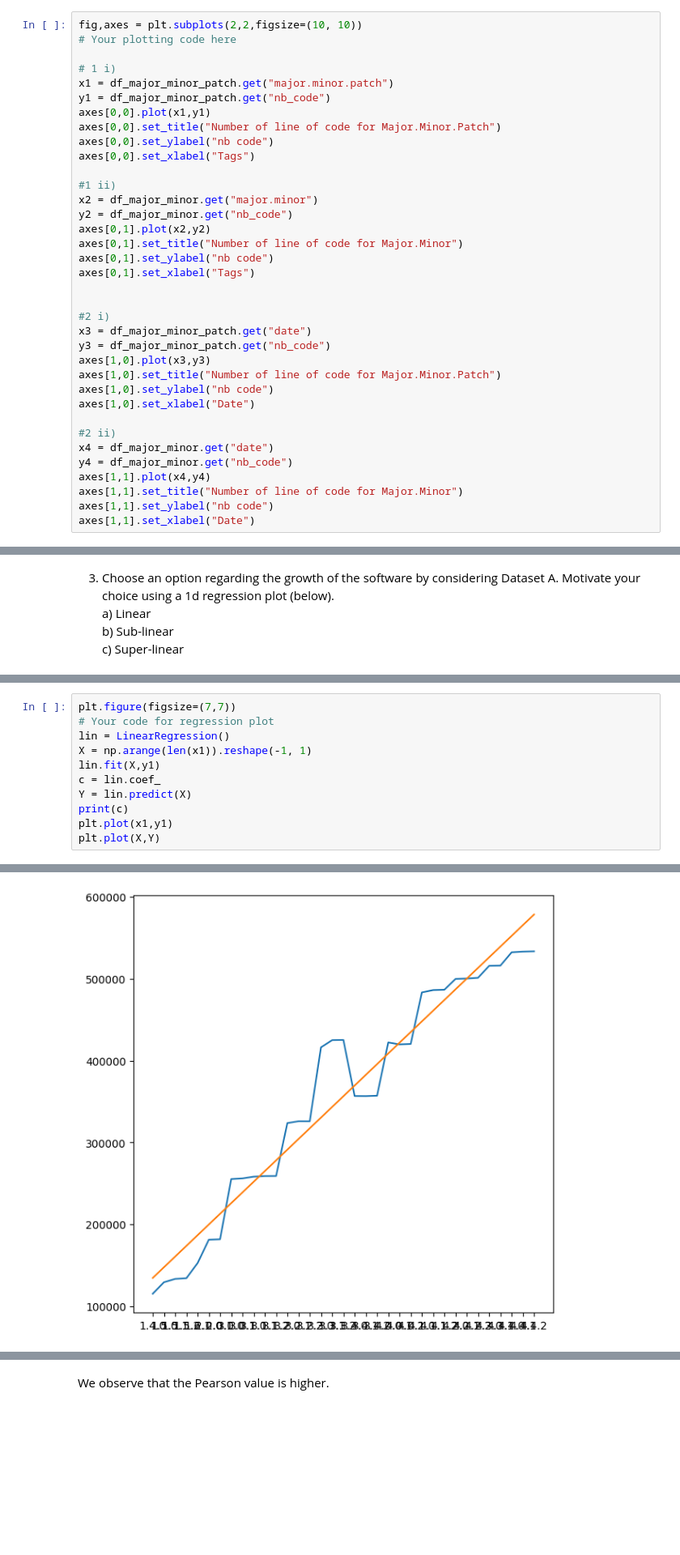
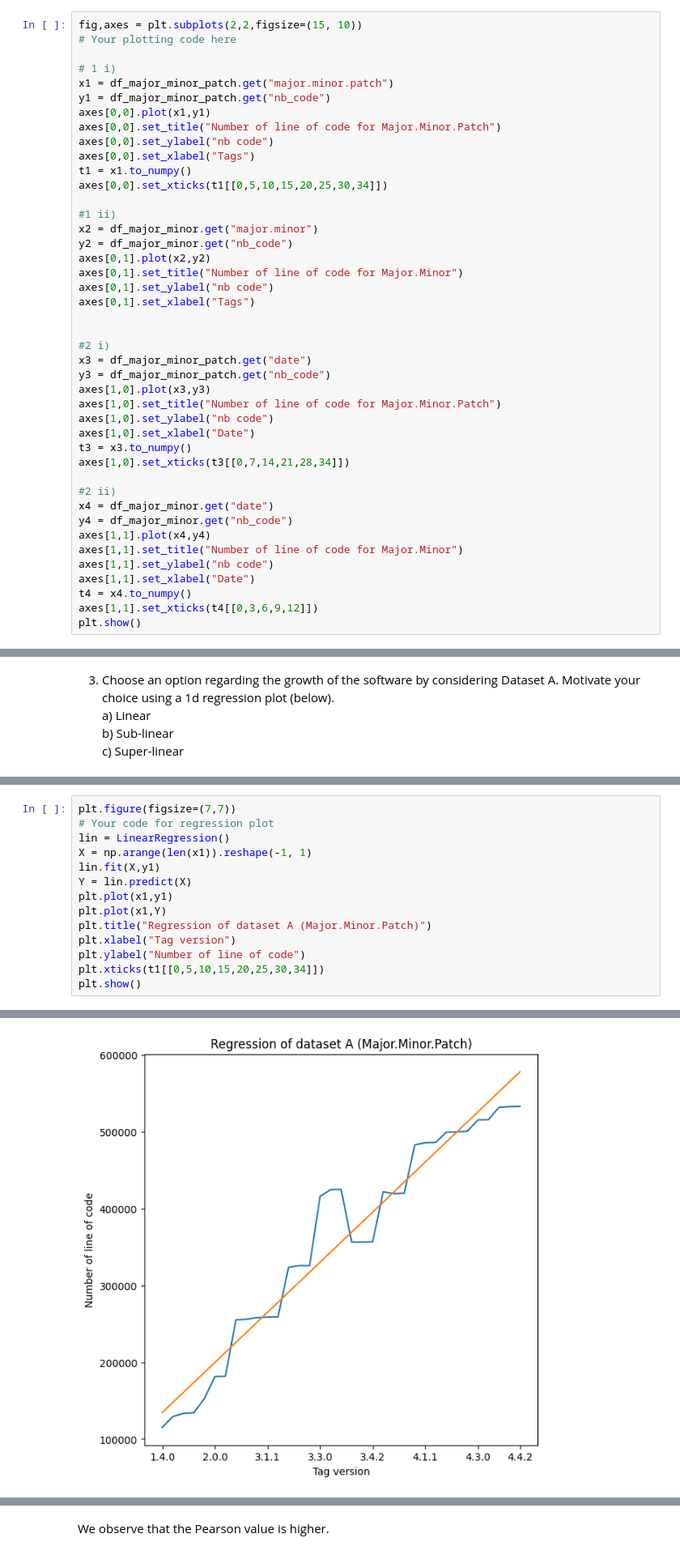
Before and after one commit to william-walcarius/Software_evolution_TP2_2023, a Jupyter notebook: TP2_section2.ipynb, the cells around one changed output, grey strips where cells are left out. Shown at 81% size. Saved outputs shown, nothing was run; the diff lists cells and outputs as text; blank space fills up the shorter version.

```diff
--- a/TP2_section2.ipynb
+++ b/TP2_section2.ipynb
@@ -202,7 +169,7 @@ df_major_minor_patch.head()
 
 For easy comparison, place the plots with the versions on x-axis should be on the top (0,0) and (1,0) and their corresponding plots with date on the x-axis right below them (1,0) and (1,1)
 # %%
-fig,axes = plt.subplots(2,2,figsize=(10, 10))
+fig,axes = plt.subplots(2,2,figsize=(15, 10))
 # Your plotting code here
 
 # 1 i)
@@ -212,6 +179,8 @@ axes[0,0].plot(x1,y1)
 axes[0,0].set_title("Number of line of code for Major.Minor.Patch")
 axes[0,0].set_ylabel("nb code")
 axes[0,0].set_xlabel("Tags")
+t1 = x1.to_numpy()
+axes[0,0].set_xticks(t1[[0,5,10,15,20,25,30,34]])
 
 #1 ii)
 x2 = df_major_minor.get("major.minor")
@@ -229,6 +198,8 @@ axes[1,0].plot(x3,y3)
 axes[1,0].set_title("Number of line of code for Major.Minor.Patch")
 axes[1,0].set_ylabel("nb code")
 axes[1,0].set_xlabel("Date")
+t3 = x3.to_numpy()
+axes[1,0].set_xticks(t3[[0,7,14,21,28,34]])
 
 #2 ii)
 x4 = df_major_minor.get("date")
@@ -237,4 +208,7 @@ axes[1,1].plot(x4,y4)
 axes[1,1].set_title("Number of line of code for Major.Minor")
 axes[1,1].set_ylabel("nb code")
 axes[1,1].set_xlabel("Date")
+t4 = x4.to_numpy()
+axes[1,1].set_xticks(t4[[0,3,6,9,12]])
+plt.show()
 # %% [output]
@@ -265,9 +240,12 @@ plt.figure(figsize=(7,7))
 lin = LinearRegression()
 X = np.arange(len(x1)).reshape(-1, 1)
 lin.fit(X,y1)
-c = lin.coef_
 Y = lin.predict(X)
-print(c)
 plt.plot(x1,y1)
-plt.plot(X,Y)
+plt.plot(x1,Y)
+plt.title("Regression of dataset A (Major.Minor.Patch)")
+plt.xlabel("Tag version")
+plt.ylabel("Number of line of code")
+plt.xticks(t1[[0,5,10,15,20,25,30,34]])
+plt.show()
 # %% [output]
@@ -276,4 +252,4 @@ plt.plot(X,Y)
-[figure, old version]
+[figure, new version]
 # %% [markdown]
 ### Correlation
 Correlation is generally used to analyse the relationship between variables. Here, analyse the relationship between the number of lines of code and the number of files using Spearman correlation and Pearson correlation by considering Dataset A. Report the correlation upto 3 decimal places
```
Also changed, not shown: parts of 16 cells of this notebook.
